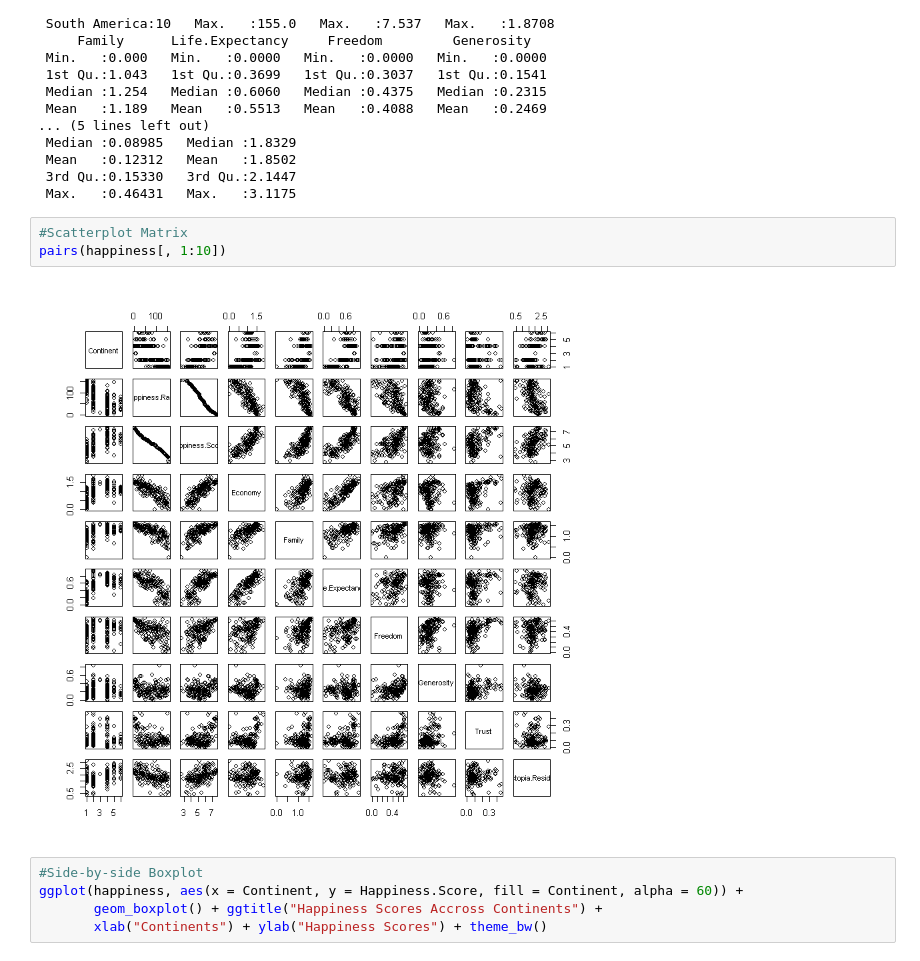
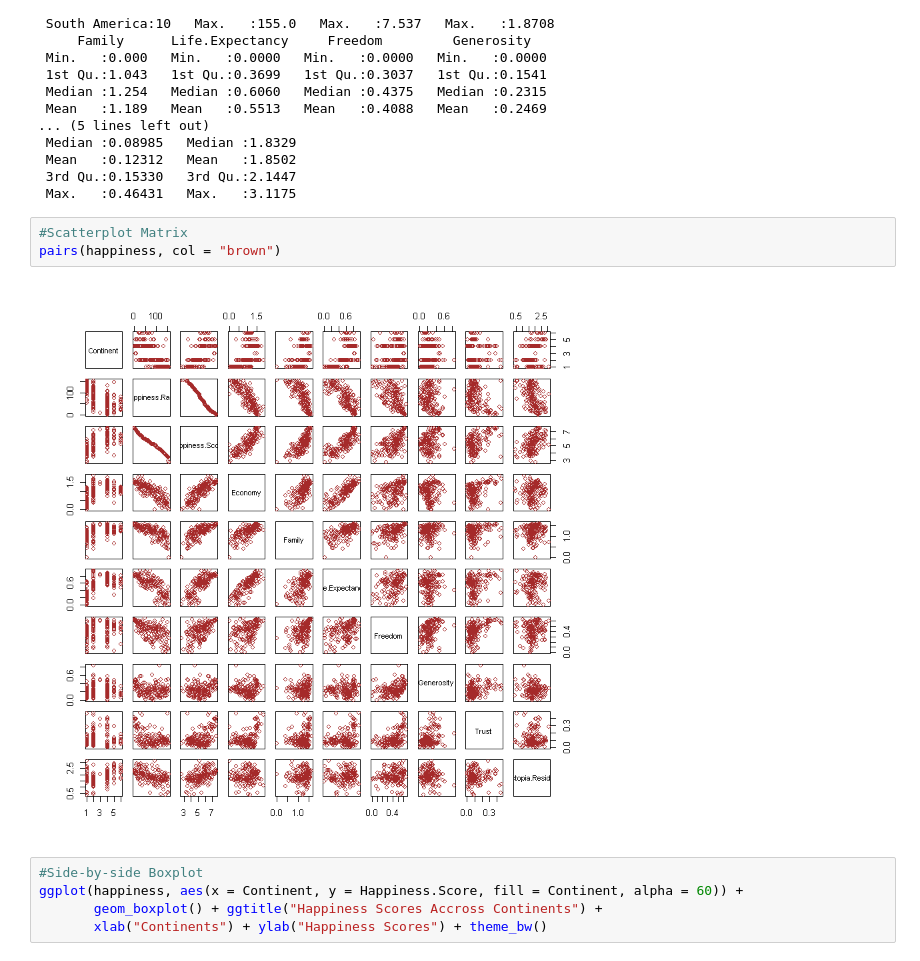
Before and after one commit to vknguyen1902/data-mining, a Jupyter notebook: World Happiness Report.ipynb, the cells around one changed output. Drawn from its saved outputs; the diff is of its cells as text.

```diff
--- a/World Happiness Report.ipynb
+++ b/World Happiness Report.ipynb
@@ -177,9 +177,9 @@ summary(happiness)
  Max.   :0.46431   Max.   :3.1175
 # %%
 #Scatterplot Matrix
-pairs(happiness[, 1:10])
+pairs(happiness, col = "brown")
 # %% [output]
-[figure, old version]
+[figure, new version]
 # %%
 #Side-by-side Boxplot
 ggplot(happiness, aes(x = Continent, y = Happiness.Score, fill = Continent, alpha = 60)) +
```
